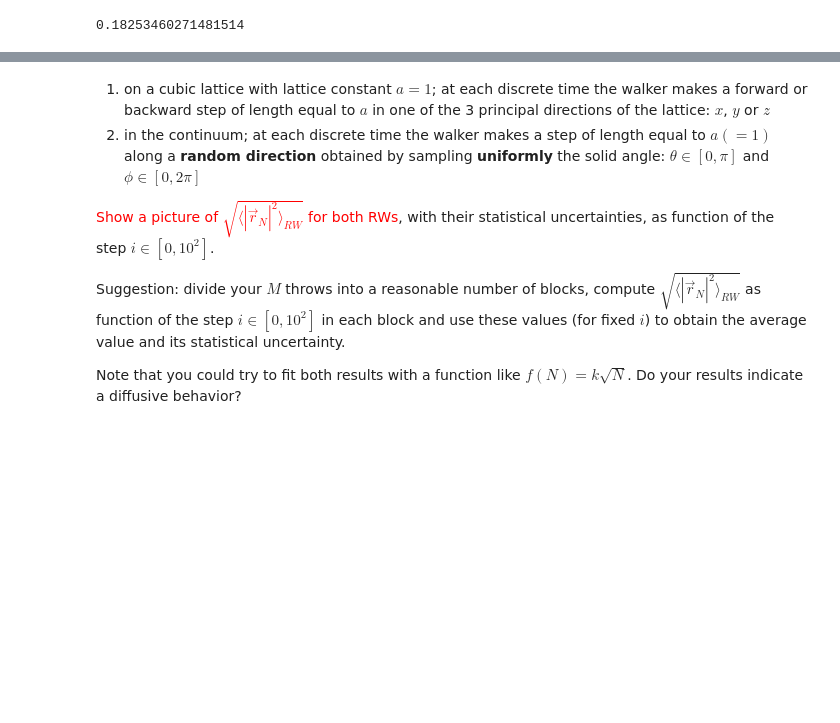
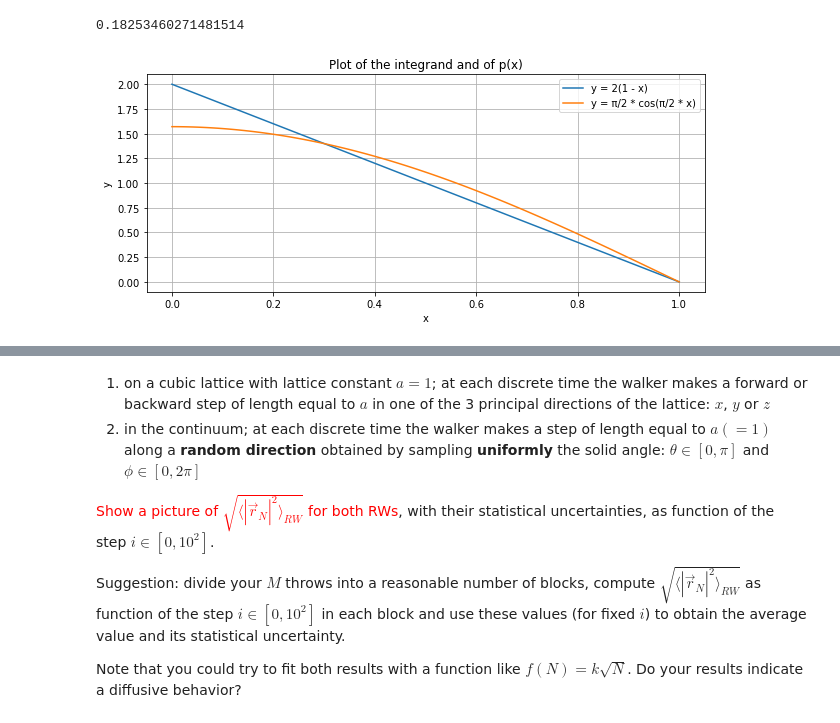
Before and after one commit to Daniele95/LSN, a Jupyter notebook: 2-randomWalk/2-randomWalk.ipynb, the cells around one changed output, grey strips where cells are left out. Cells and saved outputs as stored; diff of their text form; code cells hidden in the pictures; blank space fills up the shorter version.

```diff
--- a/2-randomWalk/2-randomWalk.ipynb
+++ b/2-randomWalk/2-randomWalk.ipynb
@@ -283,3 +283,26 @@ plt.show()
 integrale
 # %% [output]
 0.18253460271481514
+# %%
+import numpy as np
+import matplotlib.pyplot as plt
+
+x = np.linspace(0, 1, 100)
+
+y1 = 2 * (1 - x)
+y2 = np.pi/2 * np.cos(np.pi/2 * x)
+
+plt.figure(figsize=(10,4))
+plt.plot(x, y1, label='y = 2(1 - x)')
+plt.plot(x, y2, label='y = π/2 * cos(π/2 * x)')
+
+plt.xlabel('x')
+plt.ylabel('y')
+
+plt.title('Plot of the integrand and of p(x)')
+plt.legend()
+
+plt.grid(True)
+plt.show()
+# %% [output]
+[figure, added]
```
Also changed, not shown: parts of 6 cells of this notebook, 14 other files.
